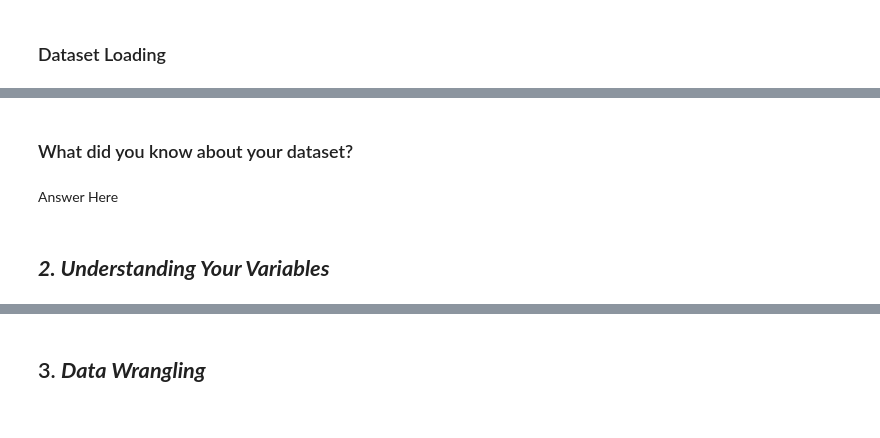
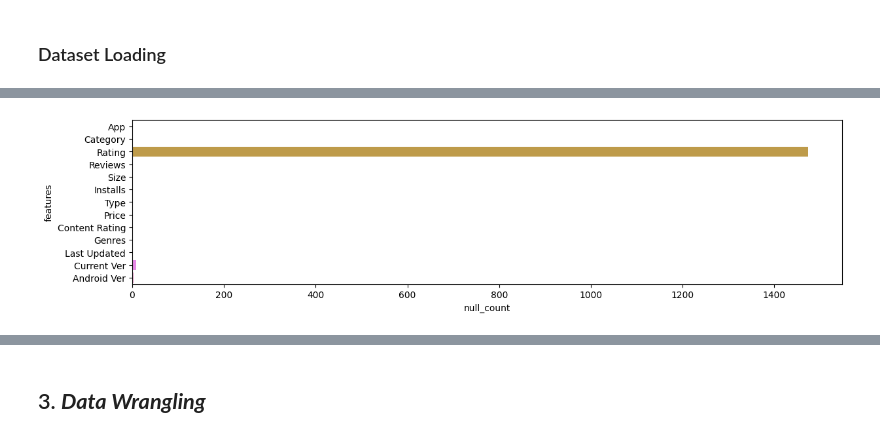
Before and after one commit to mdismailquraishicse/PlayStoreAppReviewAnalysis, a Jupyter notebook: PlayStoreAppReviewAnalysis.ipynb, the cells around one changed output, grey strips where cells are left out. Drawn from its saved outputs; the diff is of its cells as text; code cells hidden in the pictures.

```diff
--- a/PlayStoreAppReviewAnalysis.ipynb
+++ b/PlayStoreAppReviewAnalysis.ipynb
@@ -91,8 +144,5 @@ M - Multivariate Analysis
 # %%
 # Visualizing the missing values
+df_obj.plot_null()
+# %% [output]
+[figure, added]
-# %% [markdown]
-### What did you know about your dataset?
-# %% [markdown]
-Answer Here
-# %% [markdown]
-## ***2. Understanding Your Variables***
```
Also changed, not shown: parts of 31 cells of this notebook, 1 other file.
